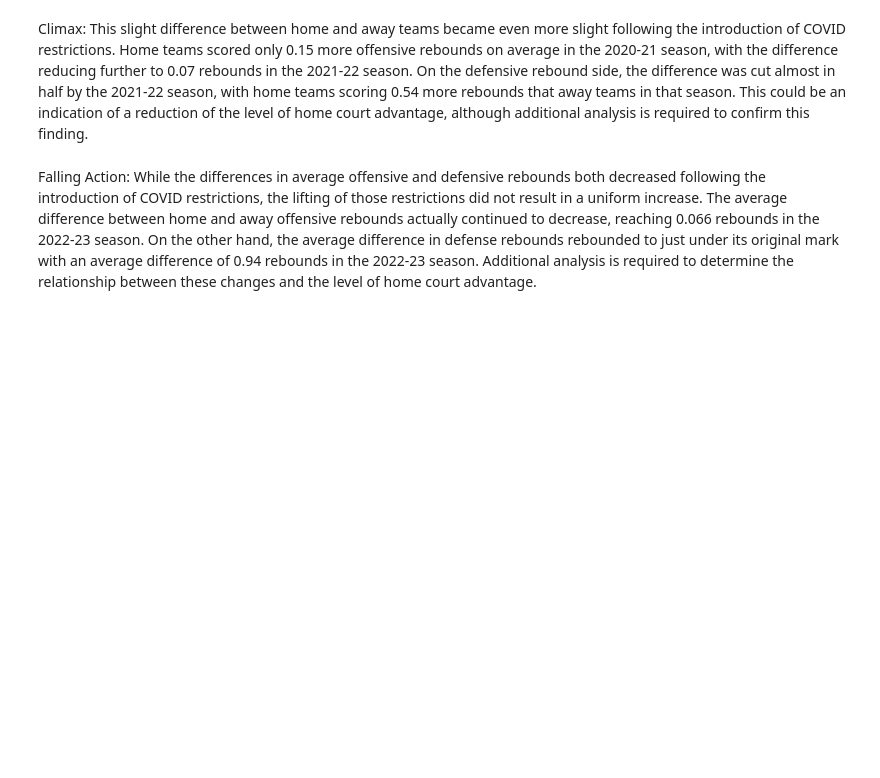
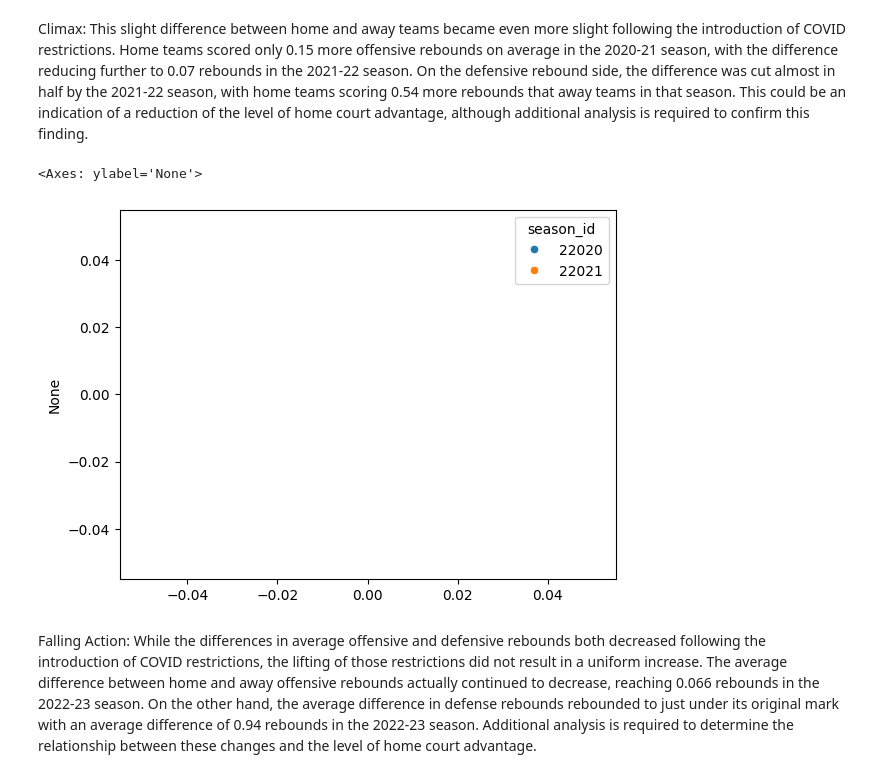
Before and after one commit to thezachdrake/UMD-INST627-Fall2024, a Jupyter notebook: inclass.ipynb, the cells around one changed output. Drawn from its saved outputs; the diff is of its cells as text; code cells hidden in the pictures; blank space fills up the shorter version.

```diff
--- a/inclass.ipynb
+++ b/inclass.ipynb
@@ -290,6 +290,12 @@ sns.scatterplot(data=covid_reb['dreb_home']-covid_reb['dreb_away'])
 [figure]
 # %% [markdown]
 Climax: This slight difference between home and away teams became even more slight following the introduction of COVID restrictions. Home teams scored only 0.15 more offensive rebounds on average in the 2020-21 season, with the difference reducing further to 0.07 rebounds in the 2021-22 season. On the defensive rebound side, the difference was cut almost in half by the 2021-22 season, with home teams scoring 0.54 more rebounds that away teams in that season. This could be an indication of a reduction of the level of home court advantage, although additional analysis is required to confirm this finding.
+# %%
+covid_reb = pd.read_sql_query("SELECT game_id, oreb_home, dreb_home, oreb_away, dreb_away, season_id FROM game WHERE season_id IN (22020, 22021)", con)
+sns.scatterplot(data=covid_reb, y=covid_reb['oreb_home']-covid_reb['dreb_home'], hue='season_id')
+# %% [output]
+<Axes: ylabel='None'>
+[figure, added]
 # %% [markdown]
 Falling Action: While the differences in average offensive and defensive rebounds both decreased following the introduction of COVID restrictions, the lifting of those restrictions did not result in a uniform increase. The average difference between home and away offensive rebounds actually continued to decrease, reaching 0.066 rebounds in the 2022-23 season. On the other hand, the average difference in defense rebounds rebounded to just under its original mark with an average difference of 0.94 rebounds in the 2022-23 season. Additional analysis is required to determine the relationship between these changes and the level of home court advantage.
 # %%
```
Also changed, not shown: parts of 4 cells of this notebook.
